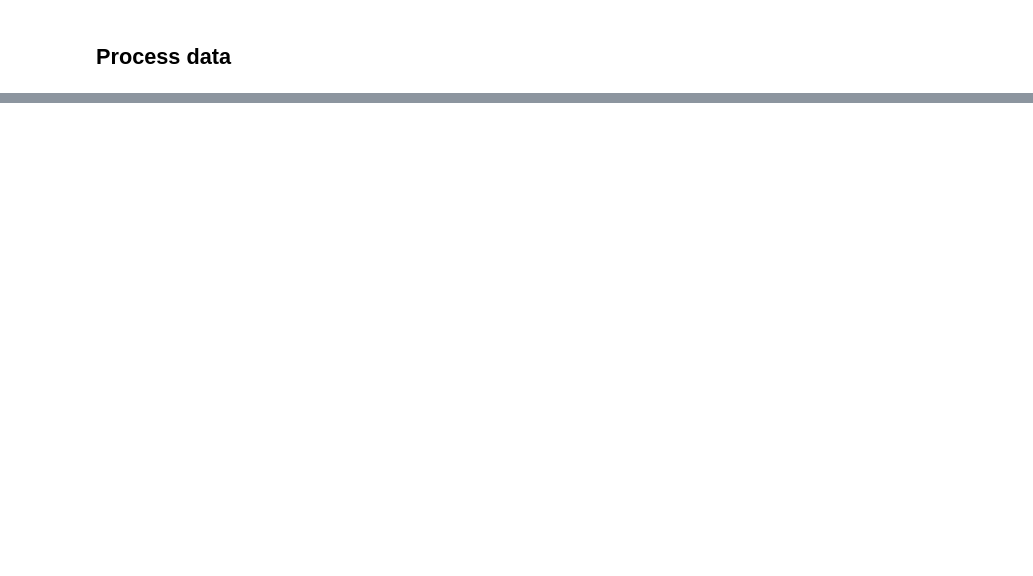
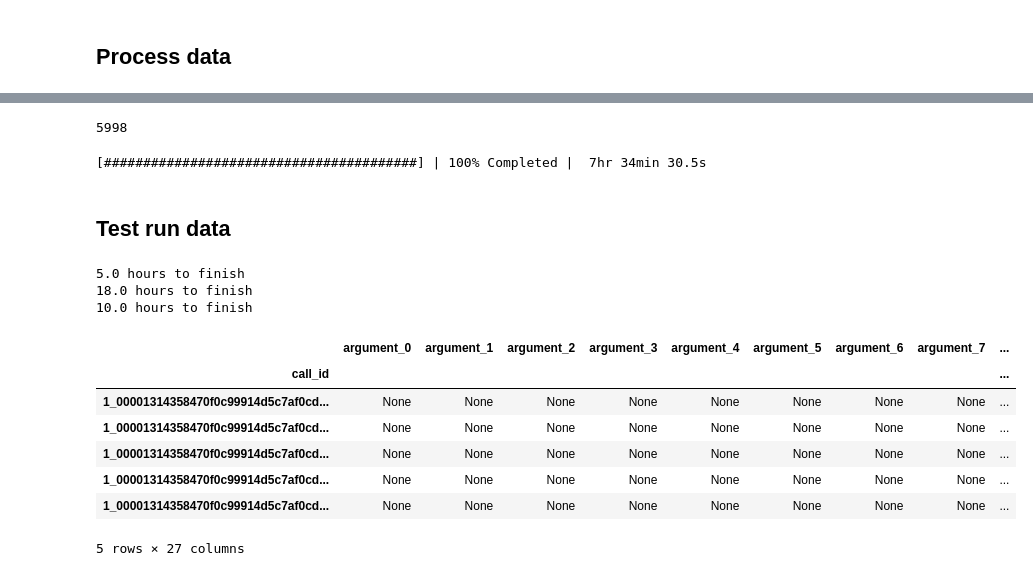
Before and after one commit to mozilla/UCOSP-winter-2018_TrackingTechnologies, a Jupyter notebook: data_processing/Reformat Data (resave as parquet).ipynb, the cells around one changed output, grey strips where cells are left out. Saved outputs shown, nothing was run; the diff lists cells and outputs as text; code cells hidden in the pictures; blank space fills up the shorter version.

```diff
--- a/data_processing/Reformat Data (resave as parquet).ipynb
+++ b/data_processing/Reformat Data (resave as parquet).ipynb
@@ -332,0 +394,37 @@ for split_number in range(2000):
+# %%
+len(df.dask)
+# %% [output]
+5998
+# %%
+# Used ~10GB RAM on my machine
+with ProgressBar():
+    out.compute()
+# %% [output]
+[########################################] | 100% Completed |  7hr 34min 30.5s
+# %% [markdown]
+## Test run data
+# %%
+# Based on sample of 5 - basic data
+print('{} hours to finish'.format(((3000 / 5) * 0.5) / 60))
+
+# Based on sample of 5 - all data
+print('{} hours to finish'.format(((3000 / 5) * 1.8) / 60))
+
+# Based on a sample of 10 - all data (multiprocessing)
+print('{} hours to finish'. format(((3000 / 10) * 2) / 60))
+# %% [output]
+5.0 hours to finish
+18.0 hours to finish
+10.0 hours to finish
+# %%
+df = dd.read_parquet(CACHE_NEW_DIR)
+df.head()
+# %% [output]
+|  | argument_0 | argument_1 | argument_2 | argument_3 | argument_4 | argument_5 | argument_6 | argument_7 | ... |
+| call_id |  |  |  |  |  |  |  |  | ... |
+| 1_00001314358470f0c99914d5c7af0cd... | None | None | None | None | None | None | None | None | ... |
+| 1_00001314358470f0c99914d5c7af0cd... | None | None | None | None | None | None | None | None | ... |
+| 1_00001314358470f0c99914d5c7af0cd... | None | None | None | None | None | None | None | None | ... |
+| 1_00001314358470f0c99914d5c7af0cd... | None | None | None | None | None | None | None | None | ... |
+| 1_00001314358470f0c99914d5c7af0cd... | None | None | None | None | None | None | None | None | ... |
+5 rows × 27 columns
```
Also changed, not shown: parts of 43 cells of this notebook, 2 other files.
